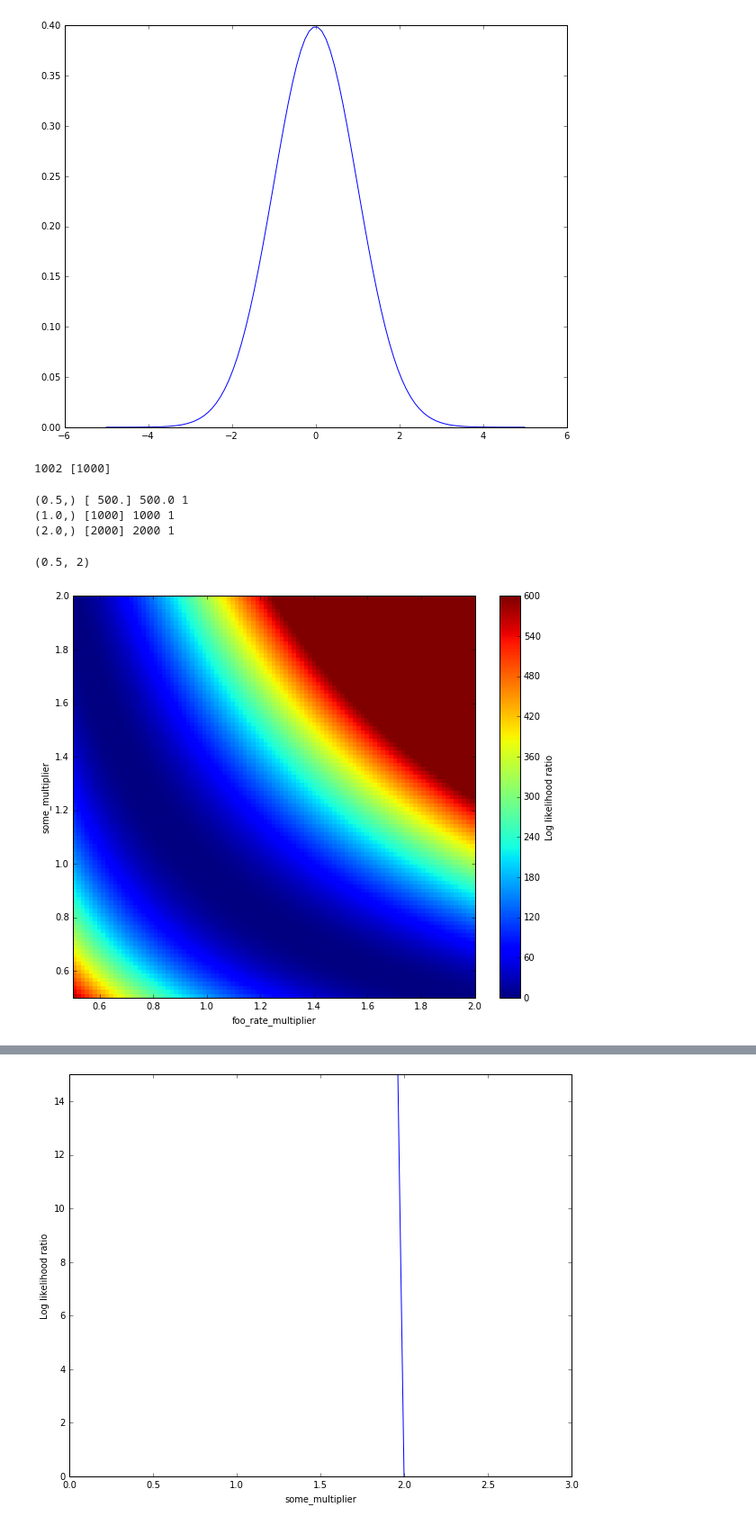
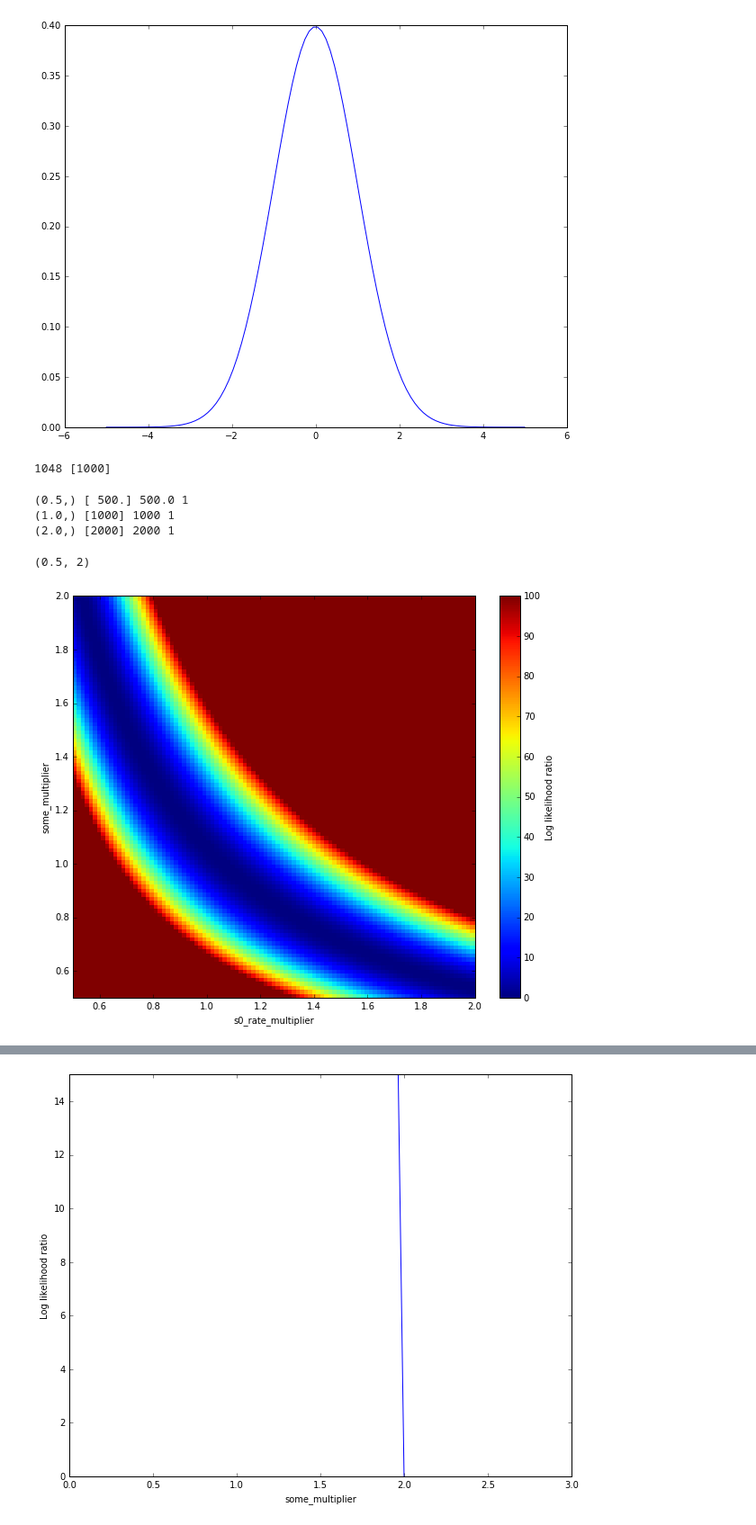
Before and after one commit to JelleAalbers/blueice, a Jupyter notebook: notebooks/Test rate and shape parameters.ipynb, the cells around one changed output, grey strips where cells are left out. Shown: that part at 90% size. Cells and saved outputs as stored; diff of their text form; code cells hidden in the pictures.

Commit message:
Update test notebook

```diff
--- a/notebooks/Test rate and shape parameters.ipynb
+++ b/notebooks/Test rate and shape parameters.ipynb
@@ -25,15 +25,15 @@ plt.plot(q, m.sources[0].pdf(q))
 [figure]
 # %%
 from blueice.likelihood import LogLikelihood
-lf = LogLikelihood(config)
+lf = LogLikelihood(test_conf())
 lf.add_shape_parameter('some_multiplier', (0.5, 1, 2))
-lf.add_rate_parameter('foo')
+lf.add_rate_parameter('s0')
 lf.prepare()
 d = lf.base_model.simulate()
 print(len(d), lf.base_model.expected_events())
 lf.set_data(d)
 # %% [output]
-1002 [1000]
+1048 [1000]
 # %%
 for k, m in lf.anchor_models.items():
     print(k, m.expected_events(), m.sources[0].events_per_day, m.sources[0].fraction_in_range)
@@ -43,12 +43,12 @@ for k, m in lf.anchor_models.items():
 (2.0,) [2000] 2000 1
 # %%
 x = np.linspace(0.5, 2, 100)
-plot_likelihood_ratio(lf, ('foo_rate_multiplier', x), ('some_multiplier', x), vmax=600)
+plot_likelihood_ratio(lf, ('s0_rate_multiplier', x), ('some_multiplier', x), vmax=100)
 plt.xlim(0.5, 2)
 plt.ylim(0.5, 2)
 # %% [output]
 (0.5, 2)
-[figure, old version]
+[figure, new version]
 # %%
 # Should be flat 0 (since fitting foo_rate_multiplier completely compensates for some_multiplier)
 plot_likelihood_ratio(lf, ('some_multiplier', x))
```
Also changed, not shown: parts of 9 cells of this notebook.
